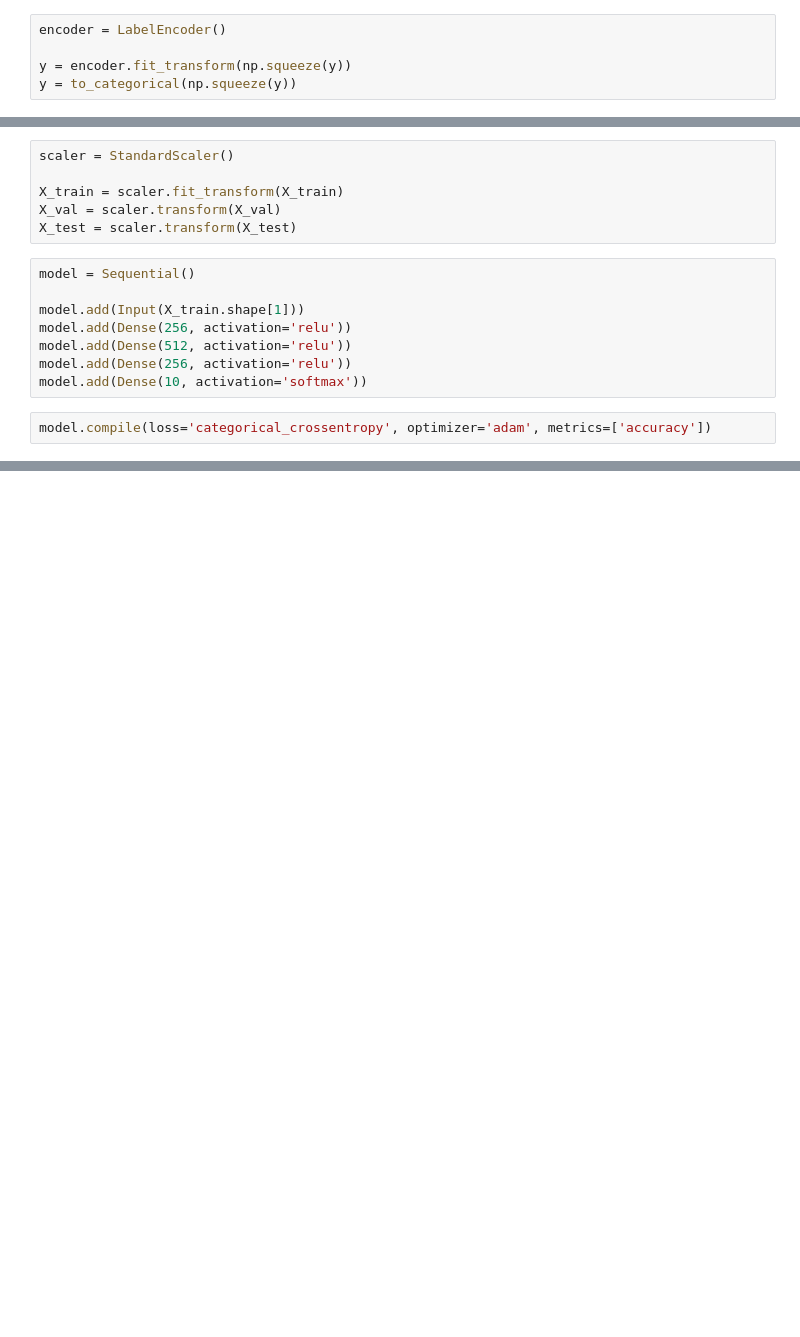
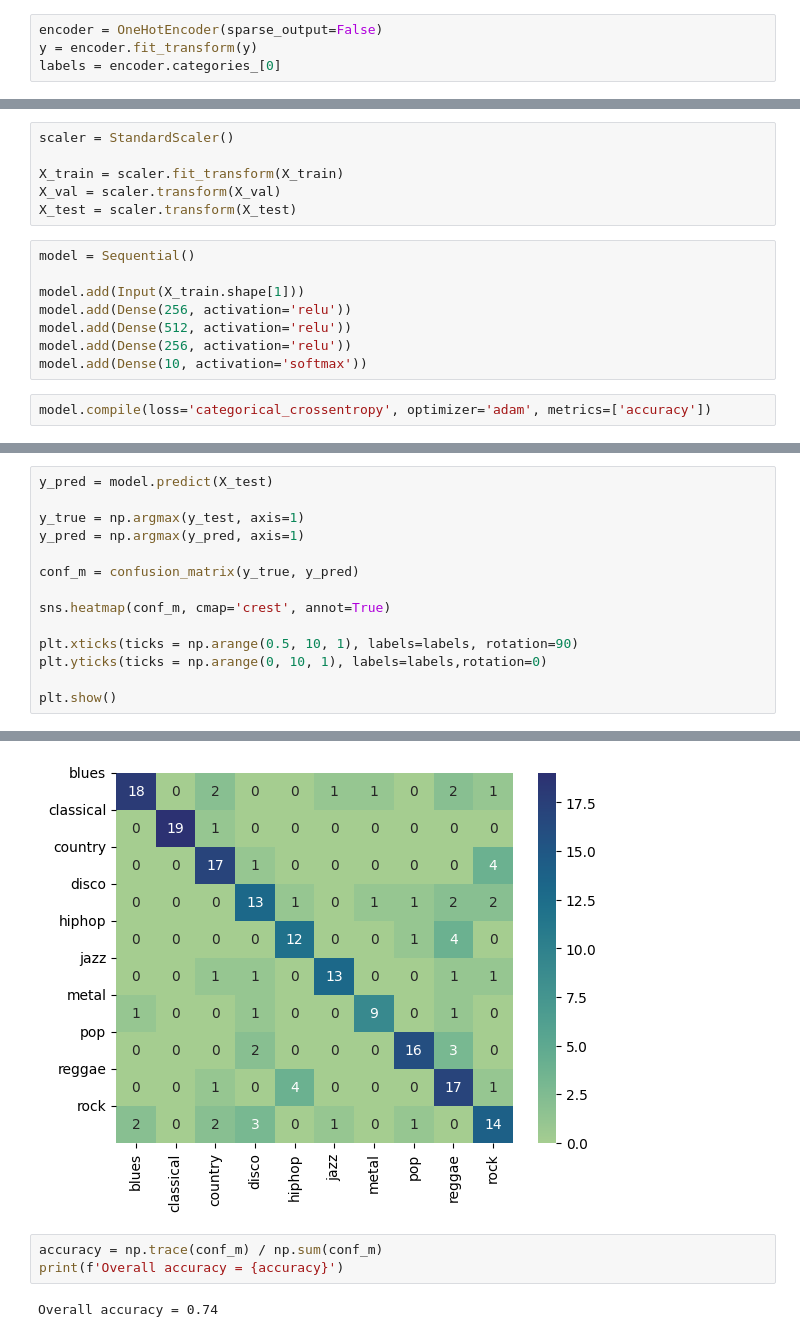
Before and after one commit to Mirzyaaliii/CSE-575-Statistical-Machine-Learning, a Jupyter notebook: ANN.ipynb, the cells around one changed output, grey strips where cells are left out. Drawn from its saved outputs; the diff is of its cells as text; blank space fills up the shorter version.

```diff
--- a/ANN.ipynb
+++ b/ANN.ipynb
@@ -31,11 +32,10 @@ df.drop(['filename'], axis=1, inplace=True)
 # %%
 X = df.loc[:, df.columns != 'label']
 y = df.loc[:, df.columns == 'label']
-# %%
-encoder = LabelEncoder()
-
-y = encoder.fit_transform(np.squeeze(y))
-y = to_categorical(np.squeeze(y))
+# %%
+encoder = OneHotEncoder(sparse_output=False)
+y = encoder.fit_transform(y)
+labels = encoder.categories_[0]
 # %%
 X_train, X_test, y_train, y_test = train_test_split(X, y, test_size=0.4, random_state=seed)
 X_val, X_test, y_val, y_test = train_test_split(X_test, y_test, test_size=0.5, random_state=seed)
@@ -87,0 +88,15 @@ Test Accuracy: 0.7200000286102295
+# %%
+y_pred = model.predict(X_test)
+
+y_true = np.argmax(y_test, axis=1)
+y_pred = np.argmax(y_pred, axis=1)
+
+conf_m = confusion_matrix(y_true, y_pred)
+
+sns.heatmap(conf_m, cmap='crest', annot=True)
+
+plt.xticks(ticks = np.arange(0.5, 10, 1), labels=labels, rotation=90)
+plt.yticks(ticks = np.arange(0, 10, 1), labels=labels,rotation=0)
+
+plt.show()
+# %% [output]
@@ -87,0 +104,6 @@ Test Accuracy: 0.7200000286102295
+[figure, added]
+# %%
+accuracy = np.trace(conf_m) / np.sum(conf_m)
+print(f'Overall accuracy = {accuracy}')
+# %% [output]
+Overall accuracy = 0.74
```
Also changed, not shown: parts of 6 cells of this notebook.
